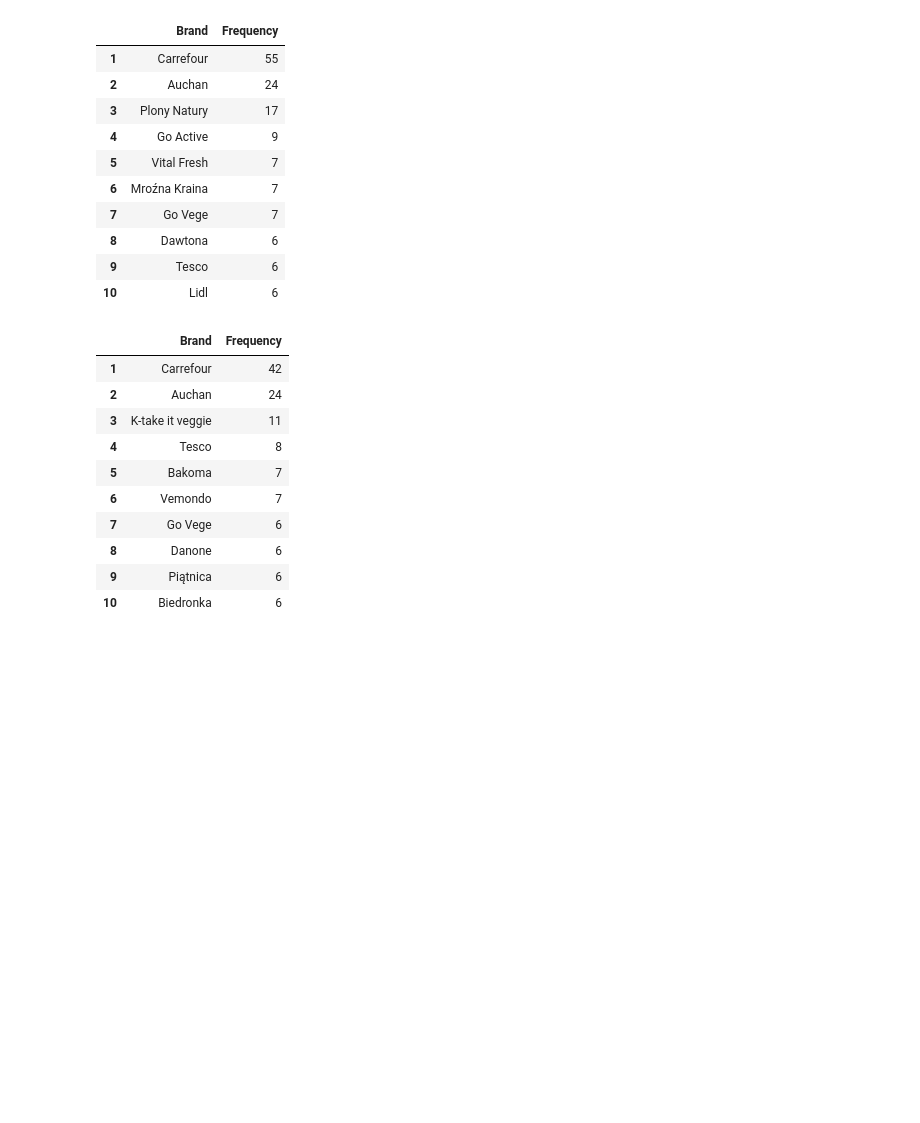
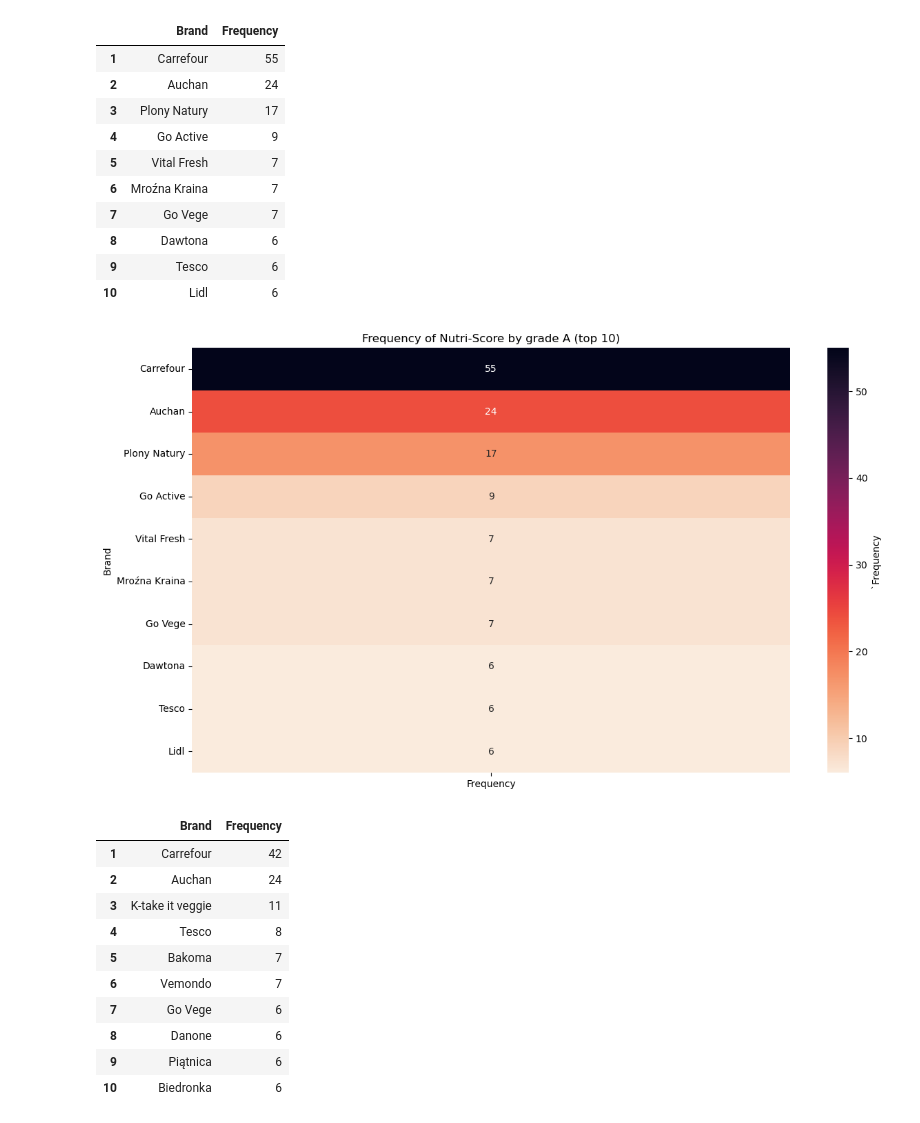
Before and after one commit to KacperWalkusz/Project-Healthy-Food-Analysis, a Jupyter notebook: Healthy food analysis.ipynb, the cells around one changed output. Saved outputs shown, nothing was run; the diff lists cells and outputs as text; code cells hidden in the pictures; blank space fills up the shorter version.

Commit message:
added heatmap for tables

```diff
--- a/Healthy food analysis.ipynb
+++ b/Healthy food analysis.ipynb
@@ -305,6 +306,17 @@ brands_with_grade_a_counts
 | 8 | Dawtona | 6 |
 | 9 | Tesco | 6 |
 | 10 | Lidl | 6 |
+# %%
+#heatmap
+plt.figure(figsize=(14, 8))
+sns.heatmap(
+    brands_with_grade_a_counts.set_index('Brand'),
+    annot=True,fmt=".0f", cmap="rocket_r", cbar_kws={'label': '`Frequency '}
+)
+plt.title('Frequency of Nutri-Score by grade A (top 10)')
+plt.show()
+# %% [output]
+[figure, added]
 # %%
 #Nutri-Score Grade by b (top 10)
 brands_with_grade_b_counts =PL_data_nutri_score[PL_data_nutri_score['nutriscore_grade'] == 'b']['brands'].value_counts()
```
Also changed, not shown: parts of 29 cells of this notebook.
